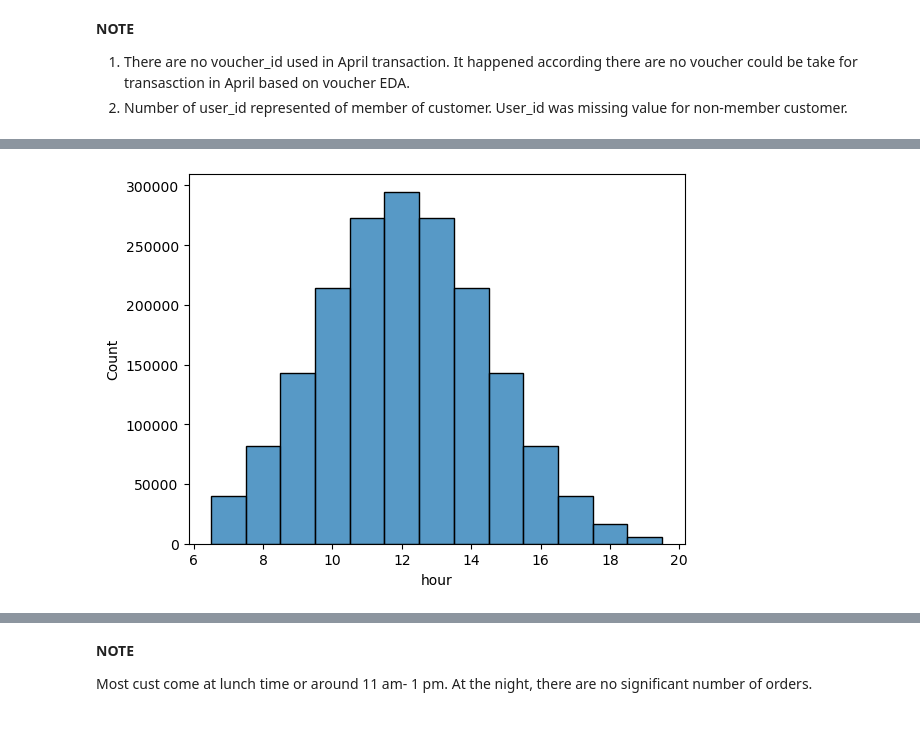
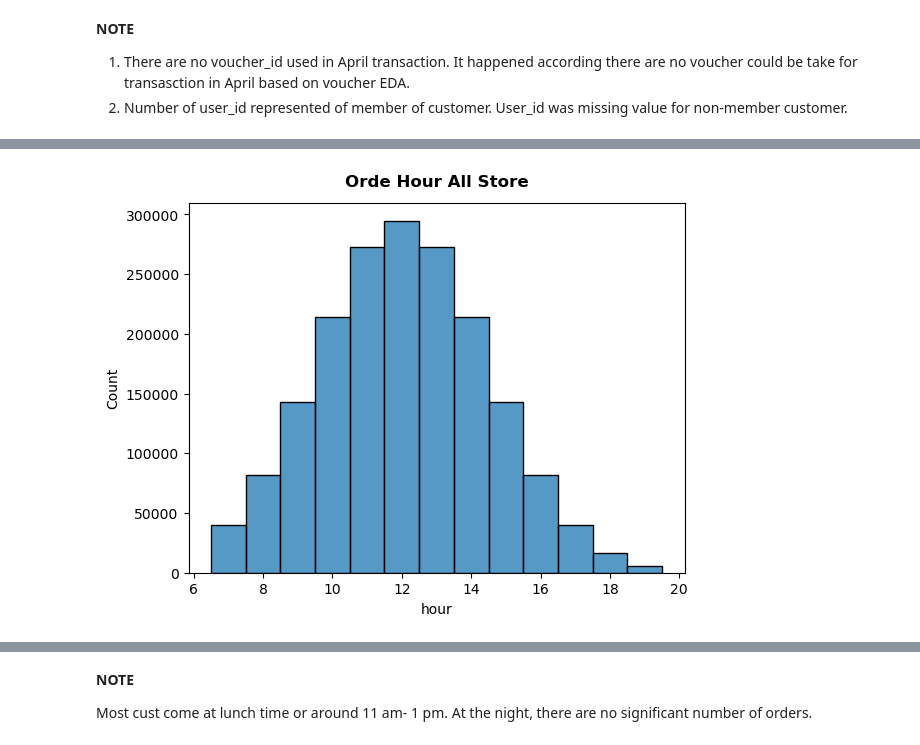
Before and after one commit to enthokz/GCoffee-Shop-Analysis, a Jupyter notebook: Gcoffe_EDA.ipynb, the cells around one changed output, grey strips where cells are left out. Cells and saved outputs as stored; diff of their text form; code cells hidden in the pictures.

```diff
--- a/Gcoffe_EDA.ipynb
+++ b/Gcoffe_EDA.ipynb
@@ -192,10 +206,10 @@ trx2504.head()
 # %%
 trx25['created_at']= pd.to_datetime(trx25['created_at'])
 trx25['hour']= trx25['created_at'].dt.hour.astype(int)
 
 sns.histplot(data=trx25, x='hour', discrete=True)
-
+plt.title('Orde Hour All Store', fontweight='bold', pad=12)
 
 plt.show()
 # %% [output]
-[figure, old version]
+[figure, new version]
```
Also changed, not shown: parts of 24 cells of this notebook, 1 other file.
